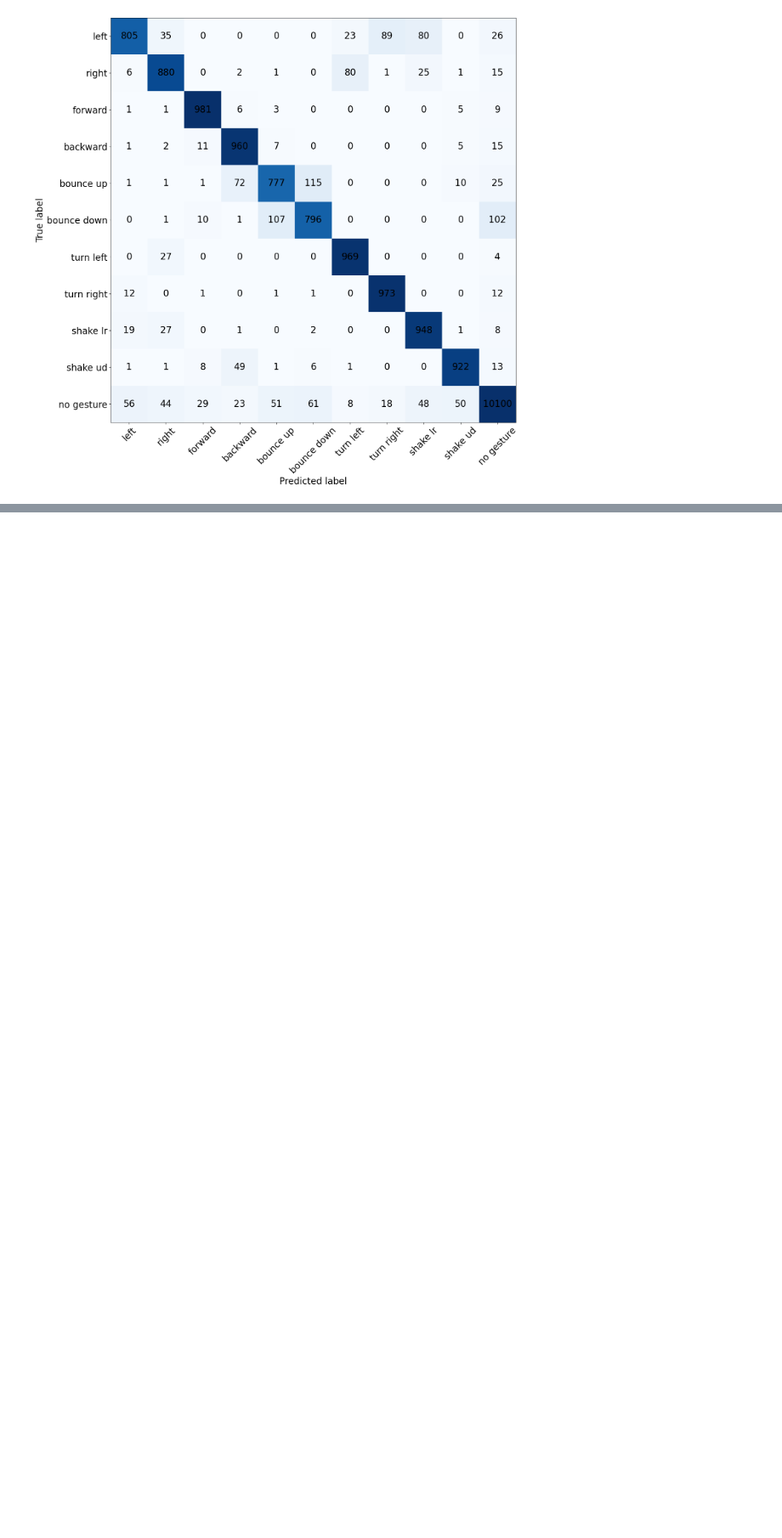
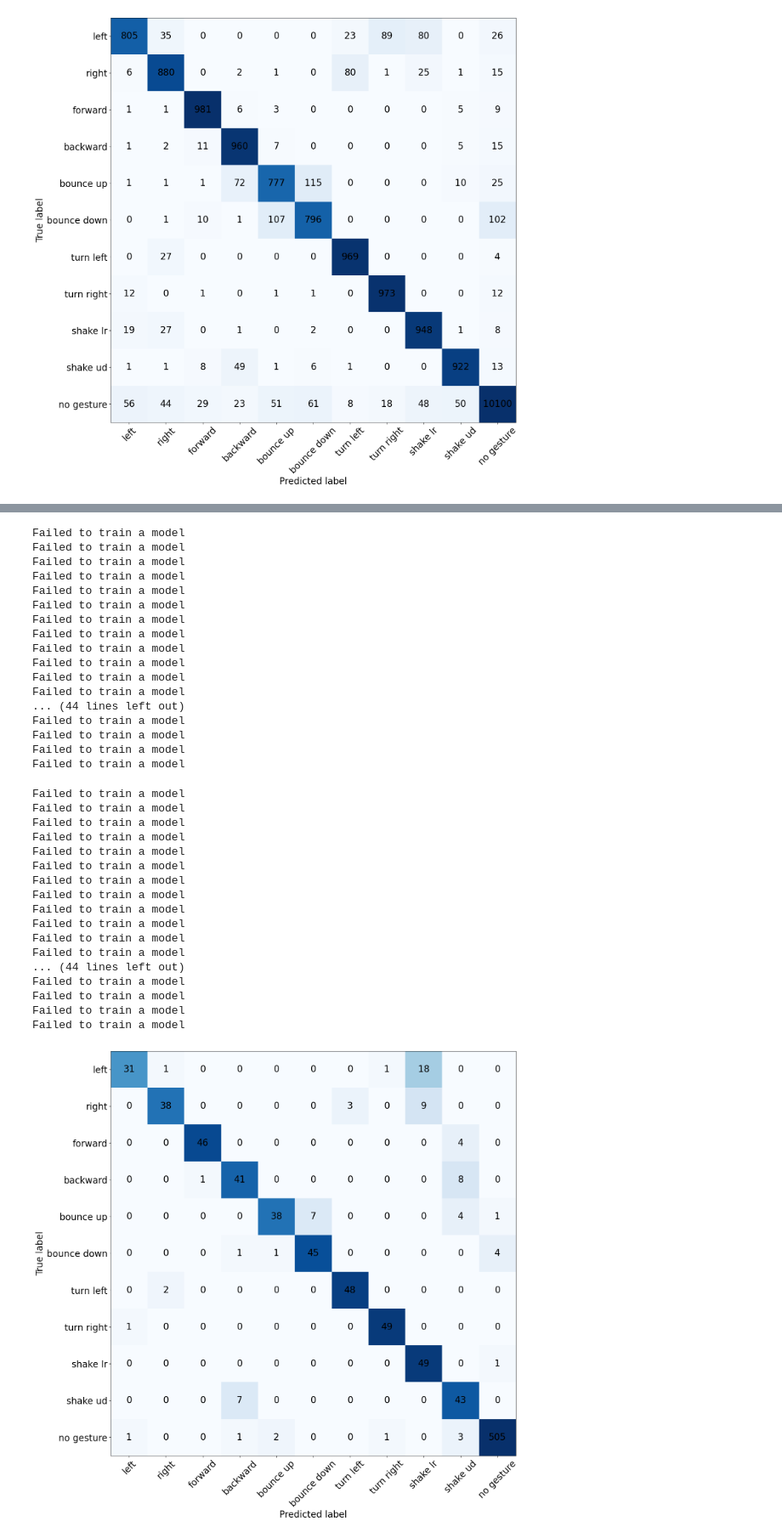
Before and after one commit to aloksGithub/gesture_recognition, a Jupyter notebook: global1.ipynb, the cells around one changed output, grey strips where cells are left out. Shown at 85% size. Saved outputs shown, nothing was run; the diff lists cells and outputs as text; code cells hidden in the pictures; blank space fills up the shorter version.

```diff
--- a/global1.ipynb
+++ b/global1.ipynb
@@ -134,6 +134,6 @@ Added 5 fold cross validation
 # %%
 fix_seed(0)
-pbounds = {'units': (100, 1000), 'lr': (0, 1), 'sr': (0.5, 2), 'iss': (0.8, 1.2), 'ridge': (0, 1e-4)}
-optimalParams = optimizer_global1(pbounds, createESN, trainESN)
+pbounds = {'units': (100, 1000), 'lr': (0, 1), 'sr': (0.5, 2), 'mu': (-0.2, 0.2), 'sigma': (0, 2), 'learning_rate': (1e-5, 1e-2), 'iss': (0.8, 1.2), 'ridge': (0, 1e-4)}
+optimalParams = optimizer_global1_bs(pbounds, createIPESN, trainESN)
 # %% [output]
 ['s', 'na', 'l', 'ni'] ['na', 'l', 'ni'] ['s'] ['j']
@@ -155,0 +224,35 @@ Training time: 12.50340129871561 1.7242144949116145
+Failed to train a model
+Failed to train a model
+Failed to train a model
+Failed to train a model
+Failed to train a model
+Failed to train a model
+Failed to train a model
+Failed to train a model
+Failed to train a model
+Failed to train a model
+Failed to train a model
+Failed to train a model
+... (44 lines left out)
+Failed to train a model
+Failed to train a model
+Failed to train a model
+Failed to train a model
+Failed to train a model
+Failed to train a model
+Failed to train a model
+Failed to train a model
+Failed to train a model
+Failed to train a model
+Failed to train a model
+Failed to train a model
+Failed to train a model
+Failed to train a model
+Failed to train a model
+Failed to train a model
+... (44 lines left out)
+Failed to train a model
+Failed to train a model
+Failed to train a model
+Failed to train a model
+[figure, added]
```
Also changed, not shown: parts of 14 cells of this notebook, 6 other files.
